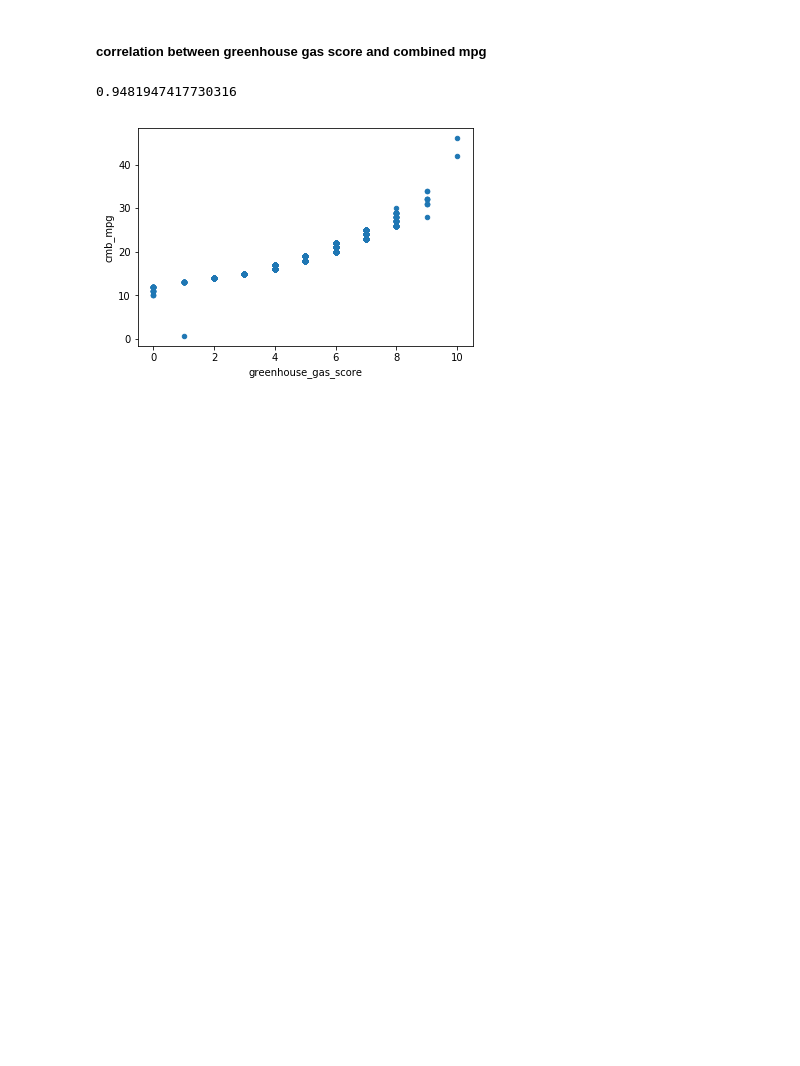
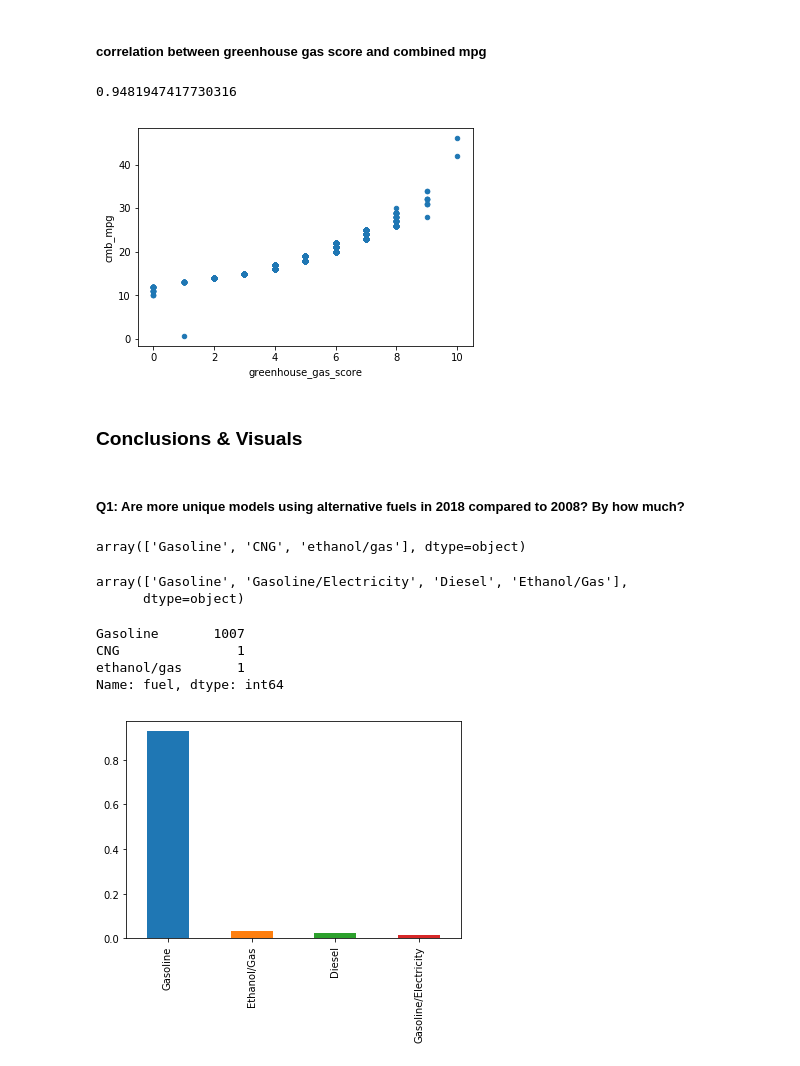
Before and after one commit to PadmarajBhat/DataAnalyst-1, a Jupyter notebook: The Data Analysis Process/Data Analysis Process - Case Study 2.ipynb, the cells around one changed output. Saved outputs shown, nothing was run; the diff lists cells and outputs as text; code cells hidden in the pictures; blank space fills up the shorter version.

Commit message:
feat: conclusion visual - 1
bar charts are real pain in a**

```diff
--- a/The Data Analysis Process/Data Analysis Process - Case Study 2.ipynb
+++ b/The Data Analysis Process/Data Analysis Process - Case Study 2.ipynb
@@ -584,3 +584,29 @@ df_08_new.corr()['greenhouse_gas_score']['cmb_mpg']
 df_08_new.plot.scatter('greenhouse_gas_score','cmb_mpg');
 # %% [output]
 [figure]
+# %% [markdown]
+### Conclusions & Visuals
+# %% [markdown]
+##### Q1: Are more unique models using alternative fuels in 2018 compared to 2008? By how much?
+# %%
+df_08_new.fuel.unique()
+# %% [output]
+array(['Gasoline', 'CNG', 'ethanol/gas'], dtype=object)
+# %%
+df_18_new.fuel.unique()
+# %% [output]
+array(['Gasoline', 'Gasoline/Electricity', 'Diesel', 'Ethanol/Gas'],
+      dtype=object)
+# %%
+df_08_new.fuel.value_counts()
+# %% [output]
+Gasoline       1007
+CNG               1
+ethanol/gas       1
+Name: fuel, dtype: int64
+# %%
+fuel_prop = df_18_new.fuel.value_counts() / df_18_new.shape[0]
+fuel_prop_2 = df_08_new.fuel.value_counts() / df_08_new.shape[0]
+fuel_prop.plot(kind='bar');
+# %% [output]
+[figure, added]
```
Also changed, not shown: parts of 11 cells of this notebook.
